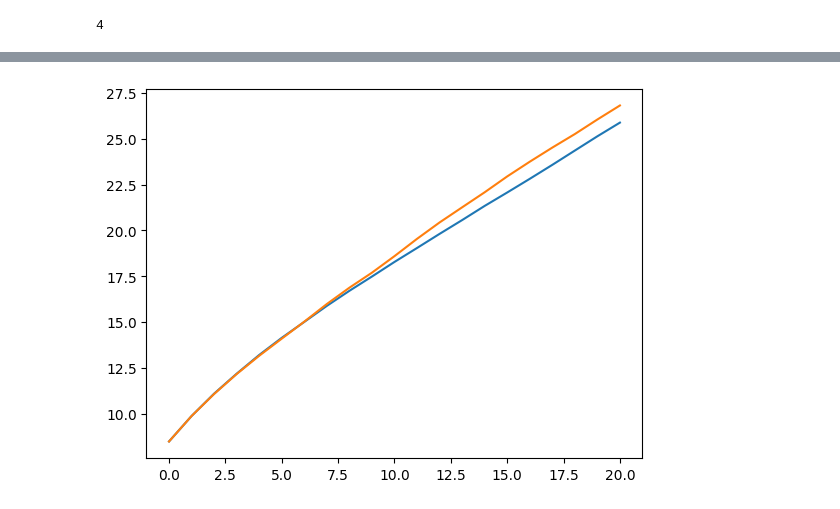
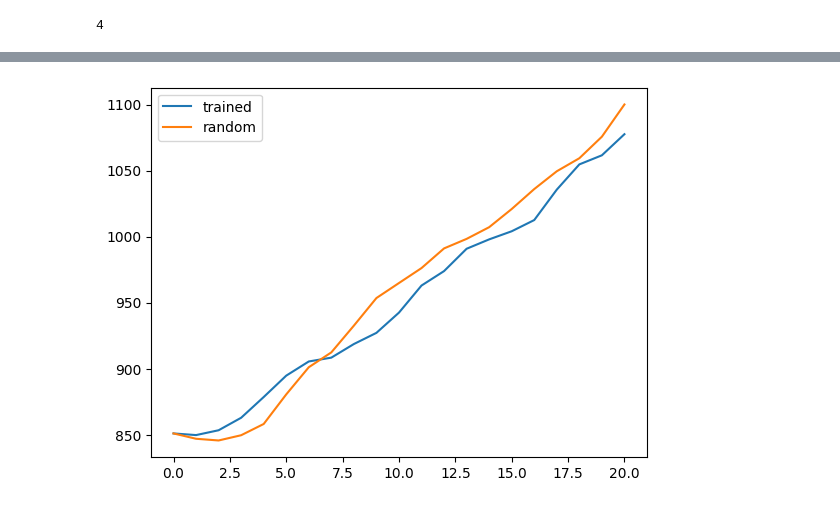
Before and after one commit to i4ata/BScProject, a Jupyter notebook: new/ReinforceBatch.ipynb, the cells around one changed output, grey strips where cells are left out. Cells and saved outputs as stored; diff of their text form; code cells hidden in the pictures.

```diff
--- a/new/ReinforceBatch.ipynb
+++ b/new/ReinforceBatch.ipynb
@@ -106,6 +103,12 @@ global_state_baseline, actions_baseline, rewards_baseline = baseline(Rice(region
+# %%
+env.training = True
 # %%
-plt.plot(global_state["global_temperature"]["value"][:, 0] * global_state["global_temperature"]["norm"])
-plt.plot(global_state_baseline["global_temperature"]["value"][:, 0] * global_state_baseline["global_temperature"]["norm"])
+global_state, actions, rewards = evaluate_agents(env, agents)
+global_state_baseline, actions_baseline, rewards_baseline = baseline(env)
+
+plt.plot(global_state["global_carbon_mass"]["value"][:, 0], label = "trained")
+plt.plot(global_state_baseline["global_carbon_mass"]["value"][:, 0], label = "random")
+plt.legend()
 plt.show()
 # %% [output]
-[figure, old version]
+[figure, new version]
```
Also changed, not shown: parts of 3 cells of this notebook, 2 other files.
